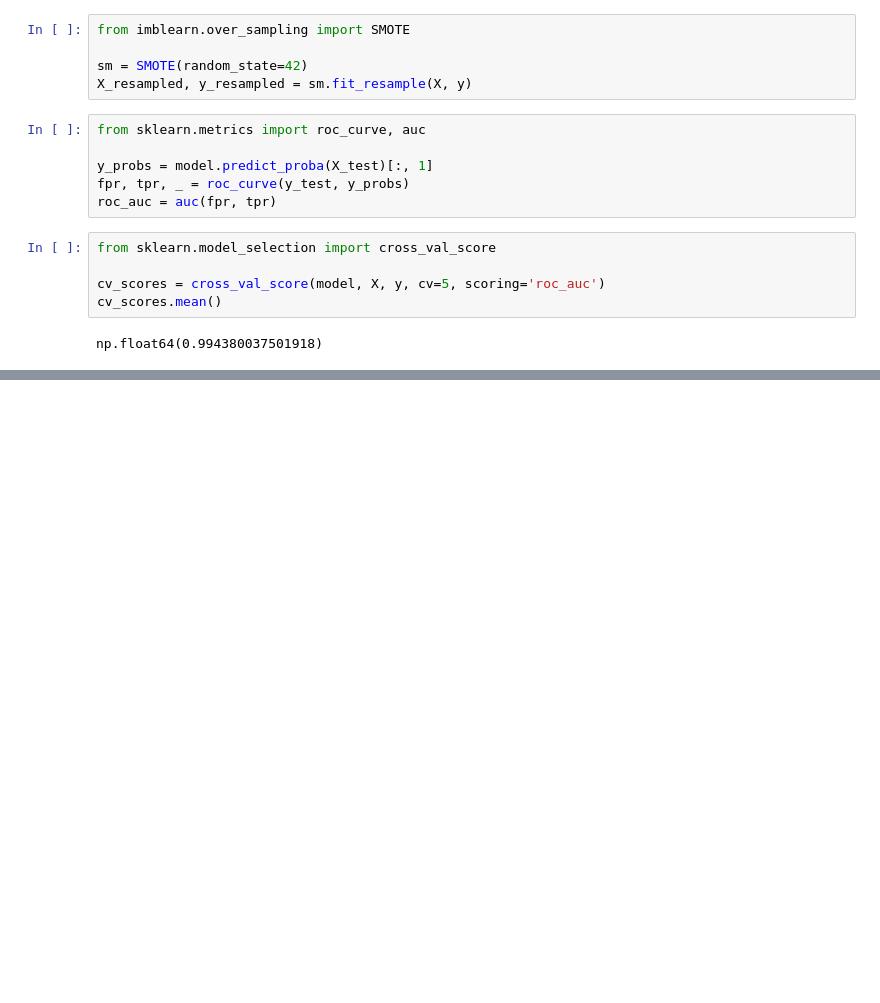
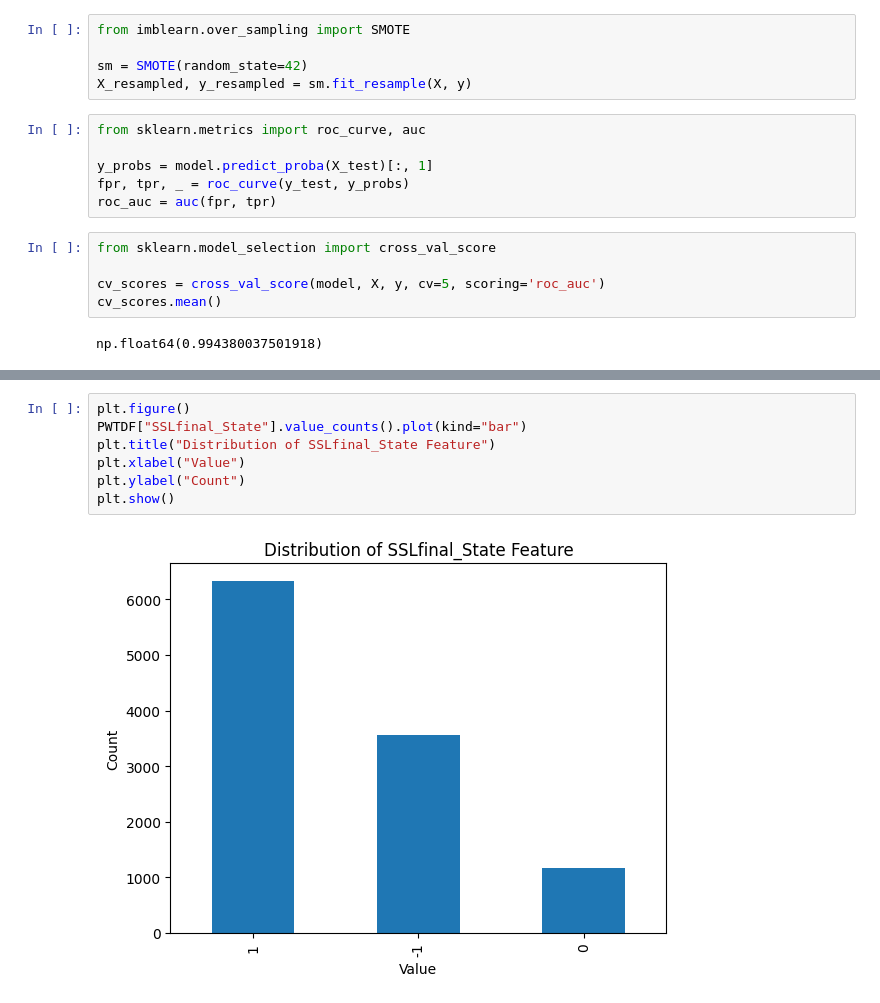
Before and after one commit to ManjunathPuttaswamy/Web-Threat-Detection, a Jupyter notebook: notebook/EDA.ipynb, the cells around one changed output, grey strips where cells are left out. Drawn from its saved outputs; the diff is of its cells as text; blank space fills up the shorter version.

```diff
--- a/notebook/EDA.ipynb
+++ b/notebook/EDA.ipynb
@@ -560,0 +696,9 @@ XGBoost was selected as the primary model due to its superior performance on str
+# %%
+plt.figure()
+PWTDF["SSLfinal_State"].value_counts().plot(kind="bar")
+plt.title("Distribution of SSLfinal_State Feature")
+plt.xlabel("Value")
+plt.ylabel("Count")
+plt.show()
+# %% [output]
+[figure, added]
```
Also changed, not shown: parts of 18 cells of this notebook, 16 other files.
